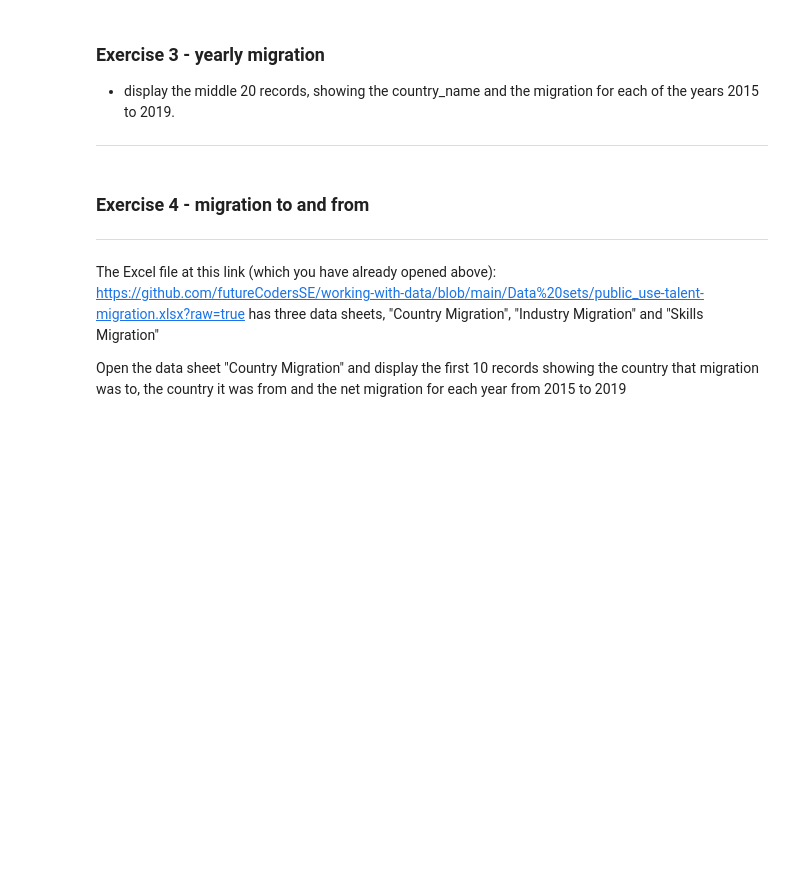
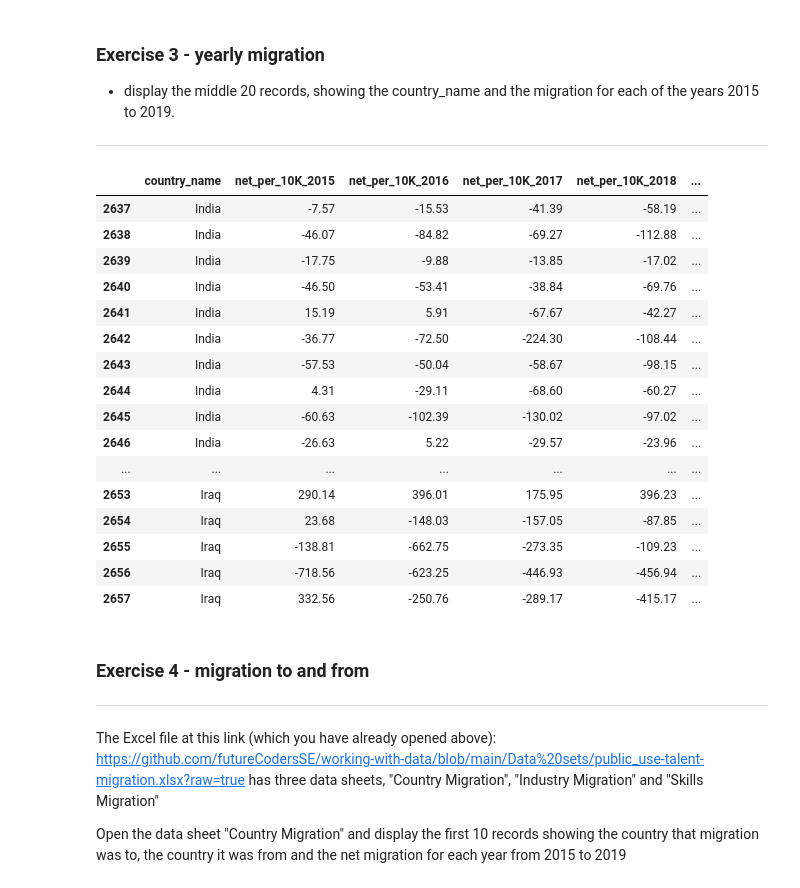
Before and after one commit to light-lamp/Datalabs-python-worksheets, a Jupyter notebook: Interrogating_dataframes.ipynb, the cells around one changed output. Drawn from its saved outputs; the diff is of its cells as text; code cells hidden in the pictures; blank space fills up the shorter version.

```diff
--- a/Interrogating_dataframes.ipynb
+++ b/Interrogating_dataframes.ipynb
@@ -33,6 +71,28 @@ Display the first 50 records focusing on the industries where migration is happe
 
 *   display the middle 20 records, showing the country_name and the migration for each of the years 2015 to 2019.
 ---
+# %%
+import pandas as pd
+df  = pd.read_excel("https://github.com/futureCodersSE/working-with-data/blob/main/Data%20sets/public_use-talent-migration.xlsx?raw=true", sheet_name = "Industry Migration" )
+df[["country_name","net_per_10K_2015",	"net_per_10K_2016", "net_per_10K_2017",	"net_per_10K_2018",	"net_per_10K_2019"]].iloc[2637:2657 +1]
+# %% [output]
+|  | country_name | net_per_10K_2015 | net_per_10K_2016 | net_per_10K_2017 | net_per_10K_2018 | ... |
+| 2637 | India | -7.57 | -15.53 | -41.39 | -58.19 | ... |
+| 2638 | India | -46.07 | -84.82 | -69.27 | -112.88 | ... |
+| 2639 | India | -17.75 | -9.88 | -13.85 | -17.02 | ... |
+| 2640 | India | -46.50 | -53.41 | -38.84 | -69.76 | ... |
+| 2641 | India | 15.19 | 5.91 | -67.67 | -42.27 | ... |
+| 2642 | India | -36.77 | -72.50 | -224.30 | -108.44 | ... |
+| 2643 | India | -57.53 | -50.04 | -58.67 | -98.15 | ... |
+| 2644 | India | 4.31 | -29.11 | -68.60 | -60.27 | ... |
+| 2645 | India | -60.63 | -102.39 | -130.02 | -97.02 | ... |
+| 2646 | India | -26.63 | 5.22 | -29.57 | -23.96 | ... |
+| ... | ... | ... | ... | ... | ... | ... |
+| 2653 | Iraq | 290.14 | 396.01 | 175.95 | 396.23 | ... |
+| 2654 | Iraq | 23.68 | -148.03 | -157.05 | -87.85 | ... |
+| 2655 | Iraq | -138.81 | -662.75 | -273.35 | -109.23 | ... |
+| 2656 | Iraq | -718.56 | -623.25 | -446.93 | -456.94 | ... |
+| 2657 | Iraq | 332.56 | -250.76 | -289.17 | -415.17 | ... |
 # %% [markdown]
 ### Exercise 4 - migration to and from
 ---
```
Also changed, not shown: parts of 6 cells of this notebook.
